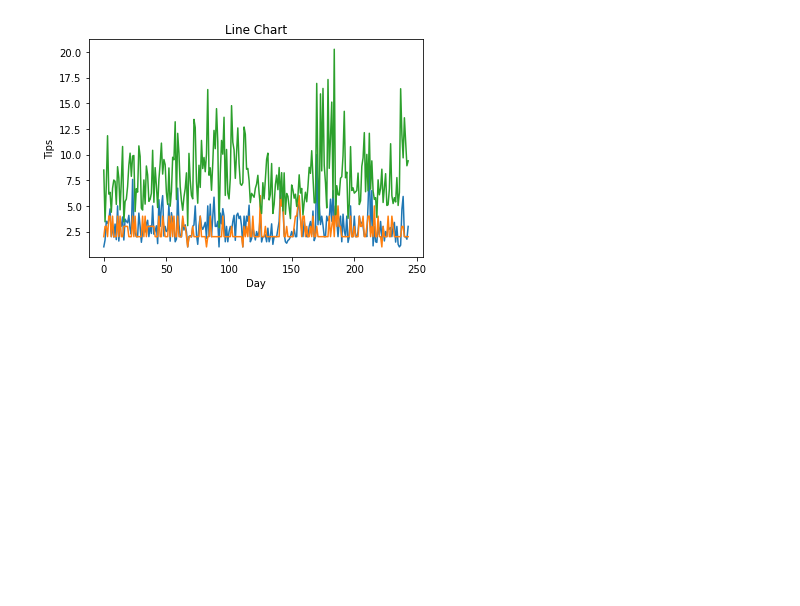
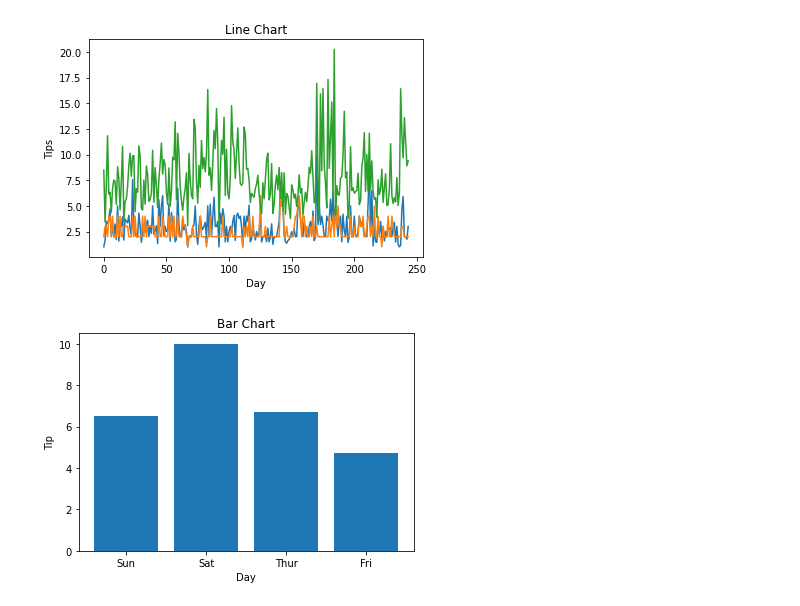
Before and after one commit to PRANAV40/Data_Visulization, a Jupyter notebook: Data_Visualization.ipynb, the cells around one changed output. Drawn from its saved outputs; the diff is of its cells as text; code cells hidden in the pictures; blank space fills up the shorter version.

```diff
--- a/Data_Visualization.ipynb
+++ b/Data_Visualization.ipynb
@@ -47,3 +47,14 @@ plt.ylabel("Tips")
 plt.show()
 # %% [output]
 [figure]
+# %%
+plt.bar(data['day'],data['tip'])
+
+plt.title("Bar Chart")
+
+plt.xlabel('Day')
+plt.ylabel('Tip')
+
+plt.show()
+# %% [output]
+[figure, added]
```
Also changed, not shown: parts of 1 cell of this notebook.
